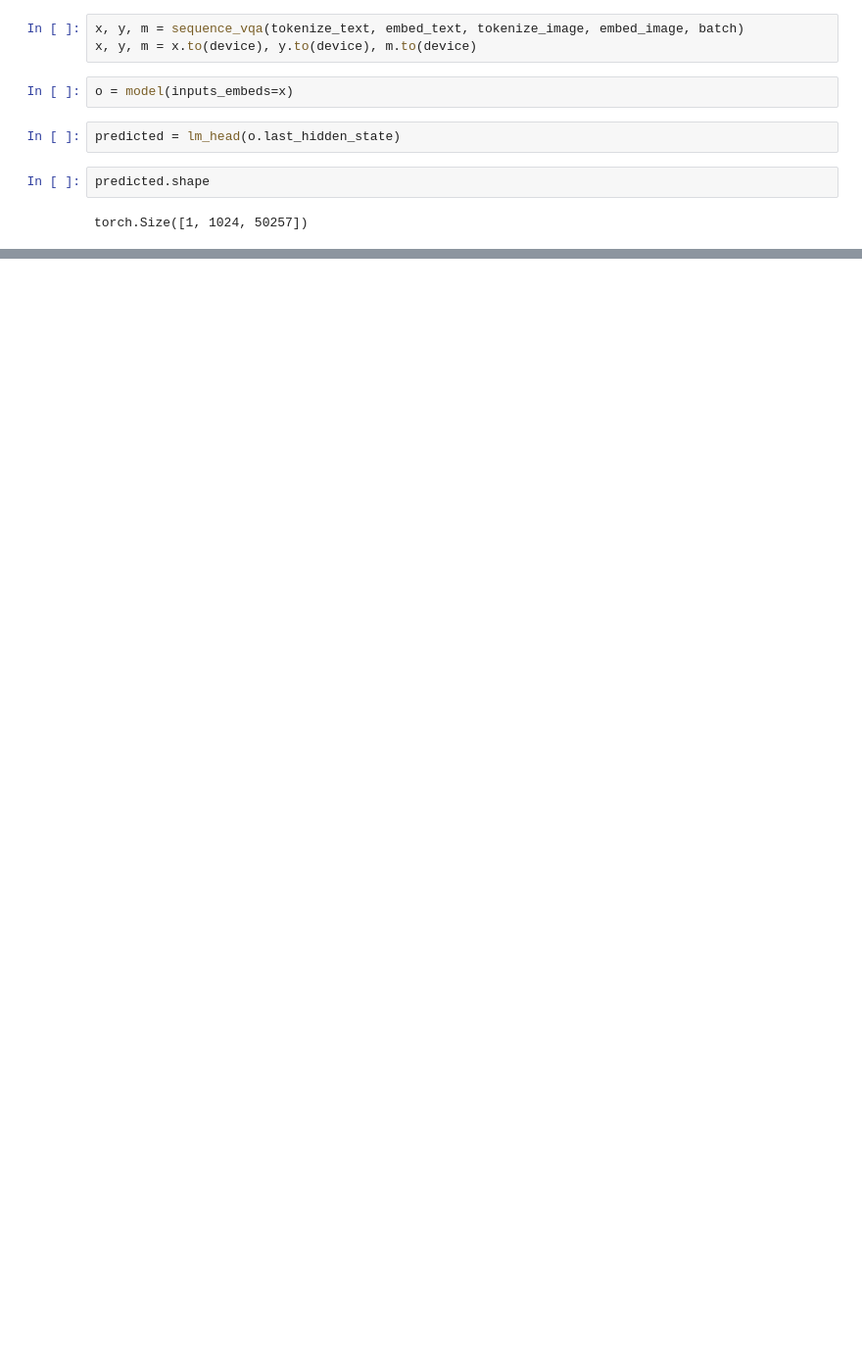
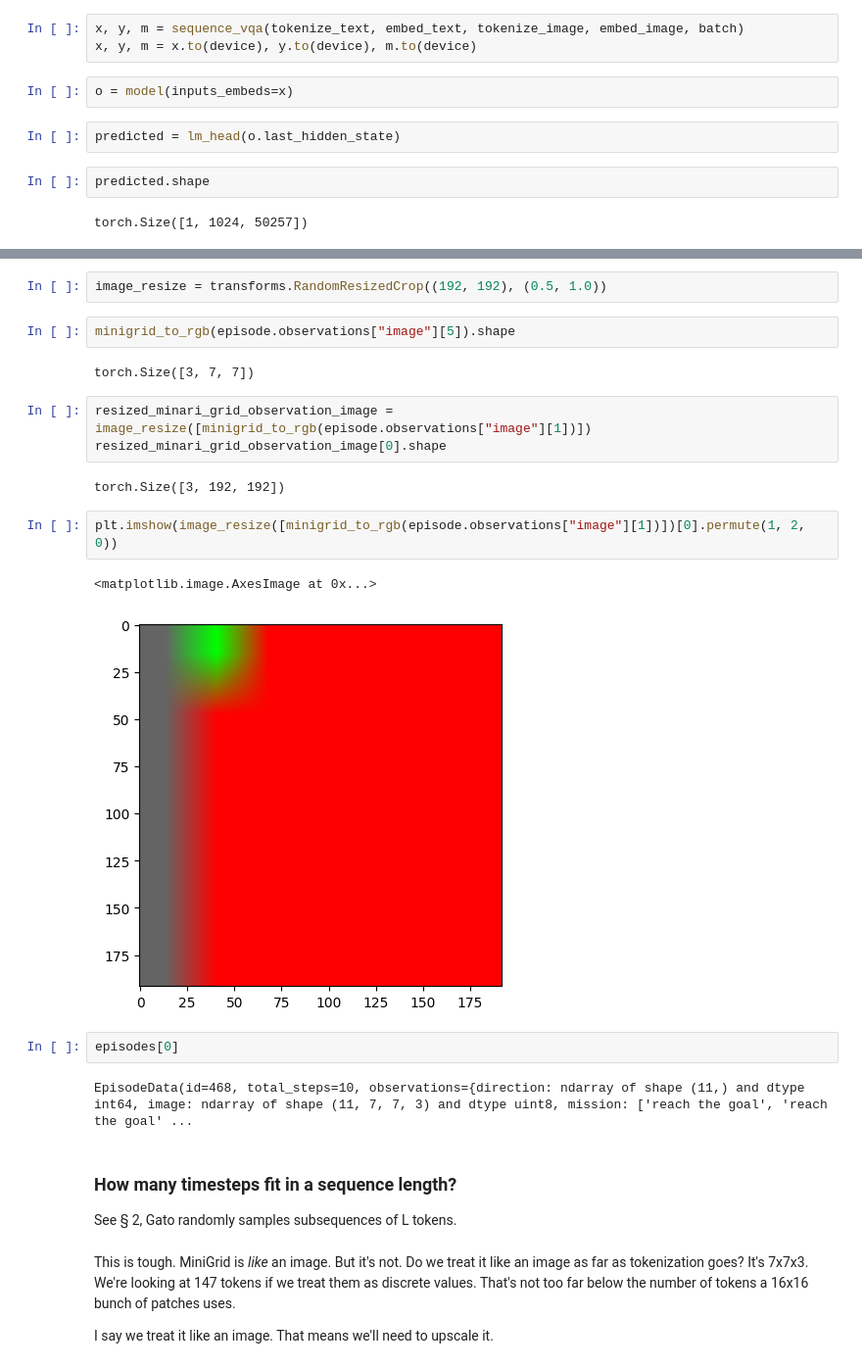
Before and after one commit to eihli/NEKO, a Jupyter notebook: dev_notebooks/mini_gato_v4.ipynb, the cells around one changed output, grey strips where cells are left out. Shown at 98% size. Cells and saved outputs as stored; diff of their text form; blank space fills up the shorter version.

```diff
--- a/dev_notebooks/mini_gato_v4.ipynb
+++ b/dev_notebooks/mini_gato_v4.ipynb
@@ -1015,0 +1192,28 @@ Epoch [99/100], Loss: 4.28848123550415
+# %%
+image_resize = transforms.RandomResizedCrop((192, 192), (0.5, 1.0))
+# %%
+minigrid_to_rgb(episode.observations["image"][5]).shape
+# %% [output]
+torch.Size([3, 7, 7])
+# %%
+resized_minari_grid_observation_image = image_resize([minigrid_to_rgb(episode.observations["image"][1])])
+resized_minari_grid_observation_image[0].shape
+# %% [output]
+torch.Size([3, 192, 192])
+# %%
+plt.imshow(image_resize([minigrid_to_rgb(episode.observations["image"][1])])[0].permute(1, 2, 0))
+# %% [output]
+<matplotlib.image.AxesImage at 0x...>
+[figure, added]
+# %%
+episodes[0]
+# %% [output]
+EpisodeData(id=468, total_steps=10, observations={direction: ndarray of shape (11,) and dtype int64, image: ndarray of shape (11, 7, 7, 3) and dtype uint8, mission: ['reach the goal', 'reach the goal' ...
+# %% [markdown]
+### How many timesteps fit in a sequence length?
+
+See § 2, Gato randomly samples subsequences of L tokens.
+# %% [markdown]
+This is tough. MiniGrid is _like_ an image. But it's not. Do we treat it like an image as far as tokenization goes? It's 7x7x3. We're looking at 147 tokens if we treat them as discrete values. That's not too far below the number of tokens a 16x16 bunch of patches uses.
+
+I say we treat it like an image. That means we'll need to upscale it.
```
Also changed, not shown: parts of 66 cells of this notebook, 1 other file.
